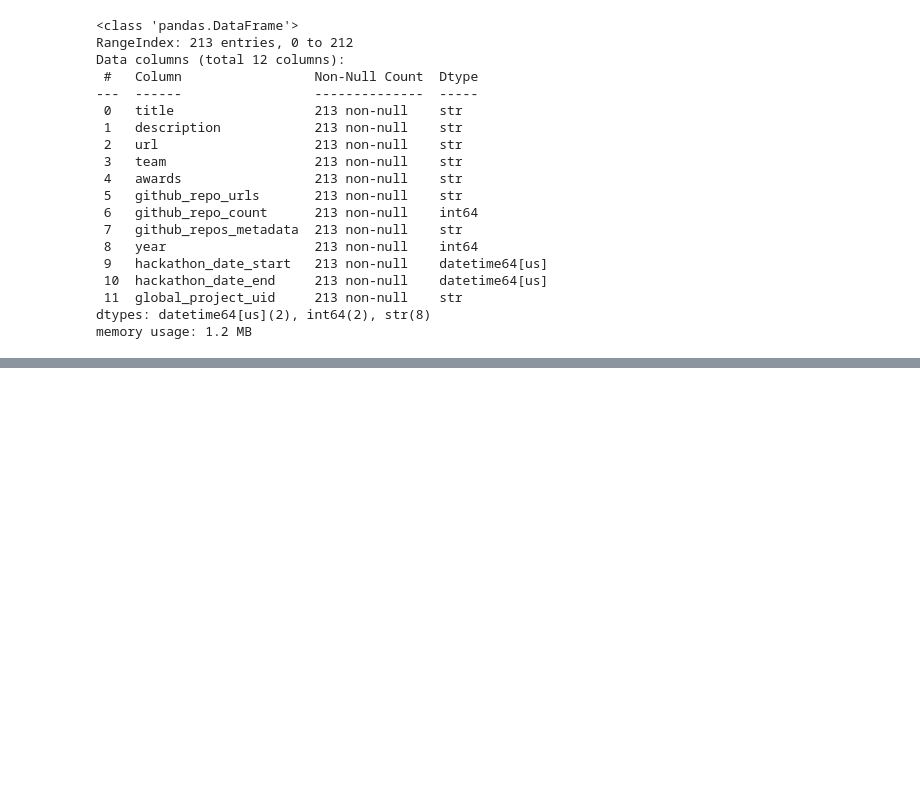
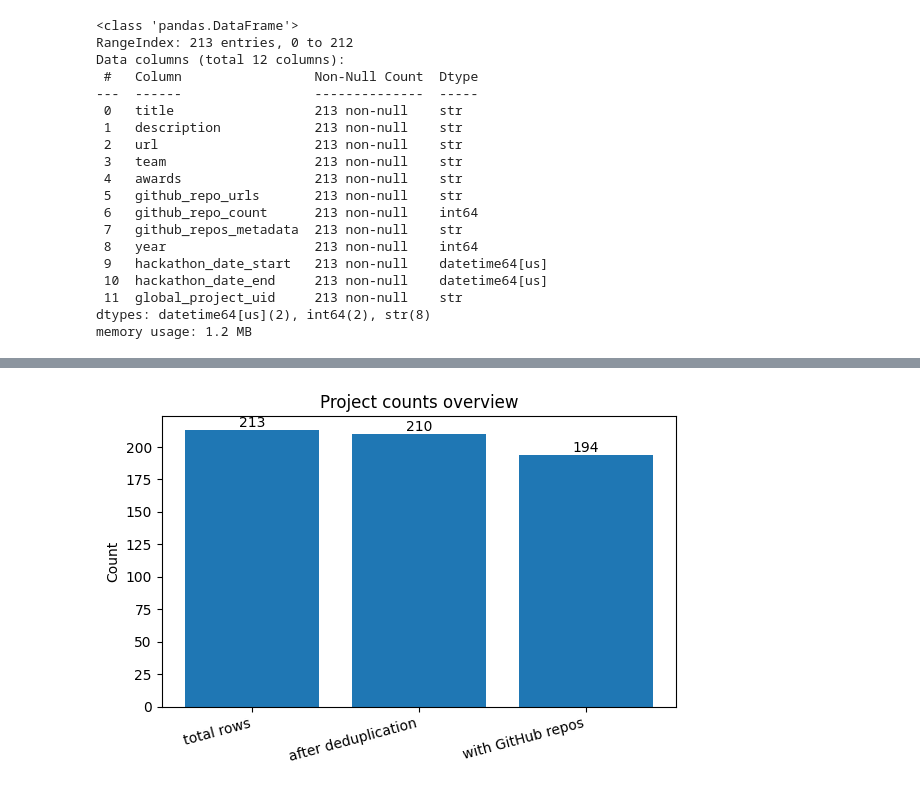
Before and after one commit to sdsc-ordes/open-pulse-hackalysis, a Jupyter notebook: notebooks/analysis.ipynb, the cells around one changed output, grey strips where cells are left out. Saved outputs shown, nothing was run; the diff lists cells and outputs as text; code cells hidden in the pictures; blank space fills up the shorter version.

```diff
--- a/notebooks/analysis.ipynb
+++ b/notebooks/analysis.ipynb
@@ -255,0 +322,23 @@ memory usage: 1.2+ MB
+# %%
+import matplotlib.pyplot as plt
+
+total_projects = projects_df.shape[0]
+deduped_projects = analysis_df.shape[0]
+with_github = analysis_df[analysis_df['github_repo_count'] != 0].shape[0]
+
+labels = ['total rows', 'after deduplication', 'with GitHub repos']
+values = [total_projects, deduped_projects, with_github]
+
+plt.figure(figsize=(6, 4))
+bars = plt.bar(labels, values)
+
+for bar, v in zip(bars, values):
+    plt.text(bar.get_x() + bar.get_width() / 2, v, str(v), ha='center', va='bottom')
+
+plt.ylabel('Count')
+plt.title('Project counts overview')
+plt.xticks(rotation=15, ha='right')
+plt.tight_layout()
+plt.show()
+# %% [output]
+[figure, added]
```
Also changed, not shown: parts of 8 cells of this notebook.
